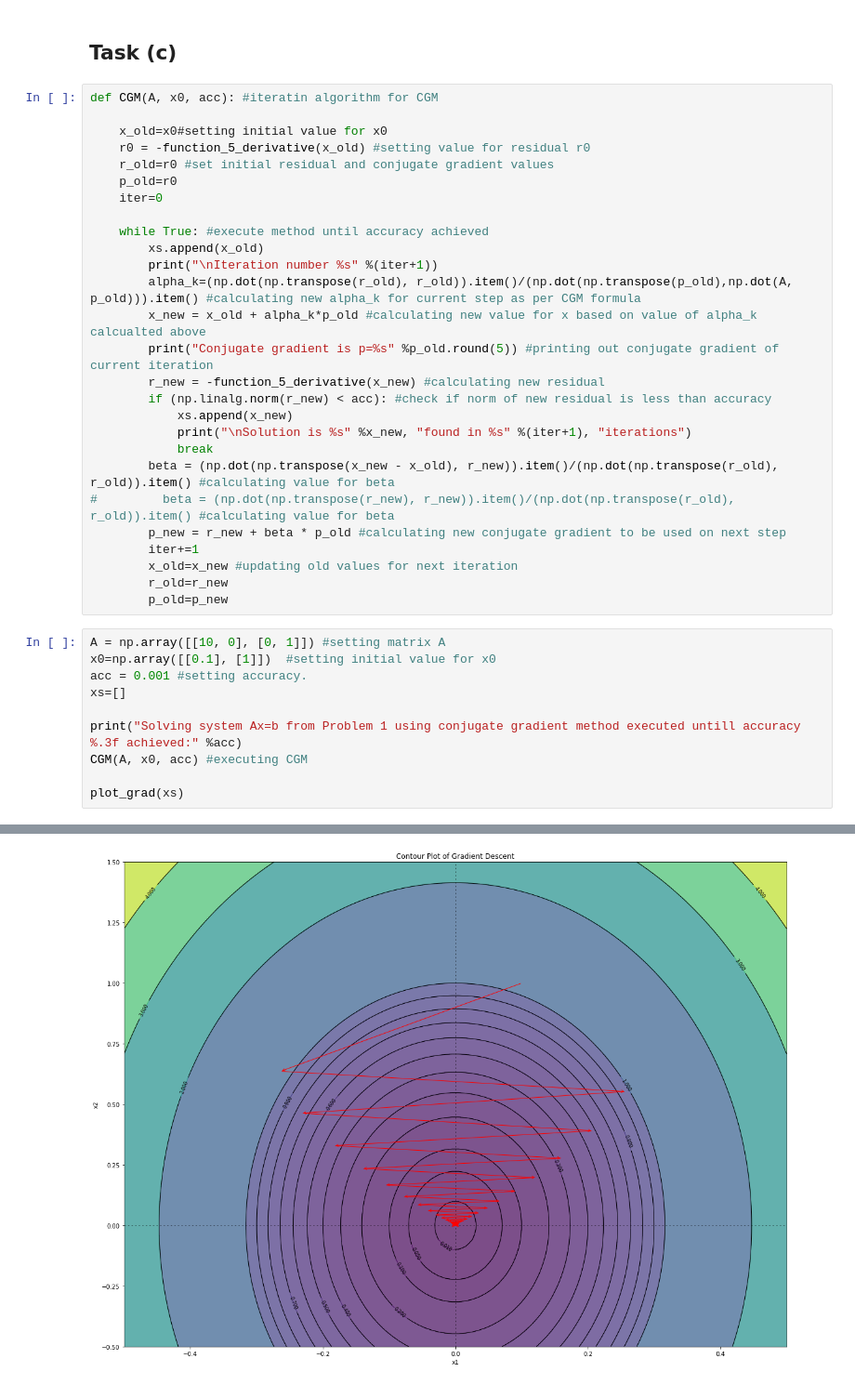
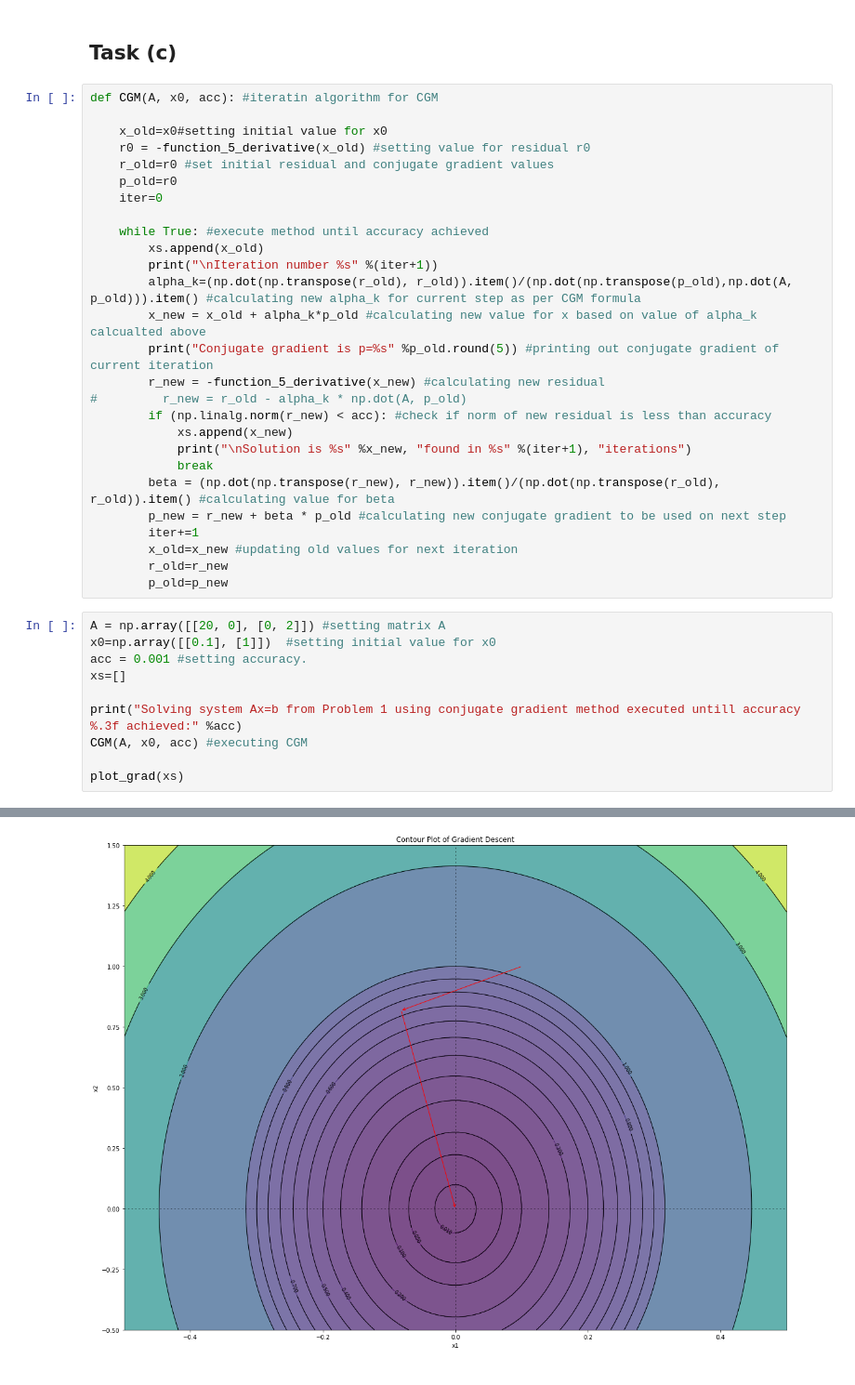
Before and after one commit to kai-wren/LinAl, a Jupyter notebook: LA_HW7.ipynb, the cells around one changed output, grey strips where cells are left out. Shown: that part at 93% size. Saved outputs shown, nothing was run; the diff lists cells and outputs as text.

```diff
--- a/LA_HW7.ipynb
+++ b/LA_HW7.ipynb
@@ -233,19 +236,19 @@ def CGM(A, x0, acc): #iteratin algorithm for CGM
         x_new = x_old + alpha_k*p_old #calculating new value for x based on value of alpha_k calcualted above
         print("Conjugate gradient is p=%s" %p_old.round(5)) #printing out conjugate gradient of current iteration
         r_new = -function_5_derivative(x_new) #calculating new residual
+#         r_new = r_old - alpha_k * np.dot(A, p_old)
         if (np.linalg.norm(r_new) < acc): #check if norm of new residual is less than accuracy
             xs.append(x_new)
             print("\nSolution is %s" %x_new, "found in %s" %(iter+1), "iterations")
             break
-        beta = (np.dot(np.transpose(x_new - x_old), r_new)).item()/(np.dot(np.transpose(r_old), r_old)).item() #calculating value for beta
-#         beta = (np.dot(np.transpose(r_new), r_new)).item()/(np.dot(np.transpose(r_old), r_old)).item() #calculating value for beta
+        beta = (np.dot(np.transpose(r_new), r_new)).item()/(np.dot(np.transpose(r_old), r_old)).item() #calculating value for beta
         p_new = r_new + beta * p_old #calculating new conjugate gradient to be used on next step
         iter+=1
         x_old=x_new #updating old values for next iteration
         r_old=r_new
         p_old=p_new
 # %%
-A = np.array([[10, 0], [0, 1]]) #setting matrix A
+A = np.array([[20, 0], [0, 2]]) #setting matrix A
 x0=np.array([[0.1], [1]])  #setting initial value for x0
 acc = 0.001 #setting accuracy.
 xs=[]
@@ -275 +273 @@ Solution is [[-4.29693889e-05]
-[figure, old version]
+[figure, new version]
```
Also changed, not shown: parts of 4 cells of this notebook.
